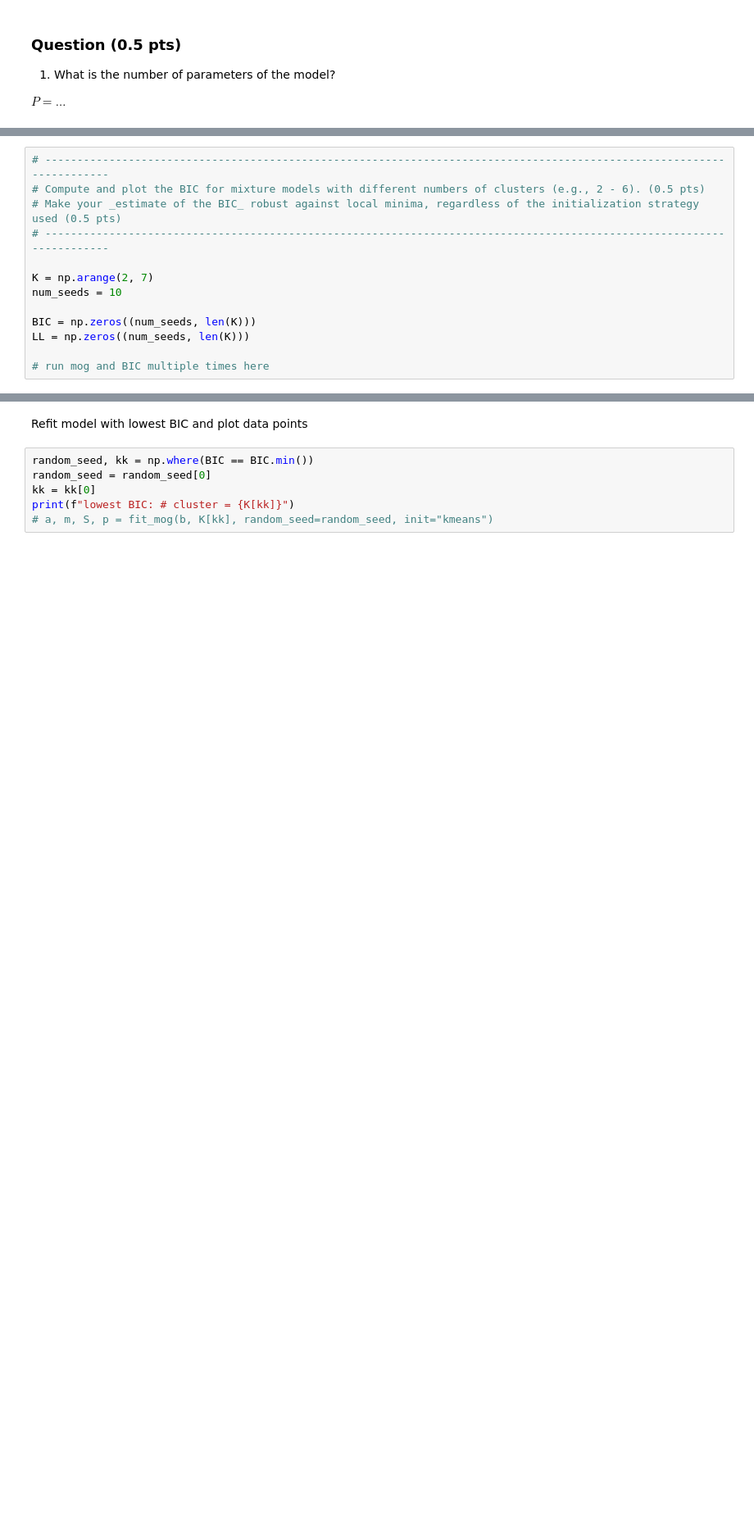
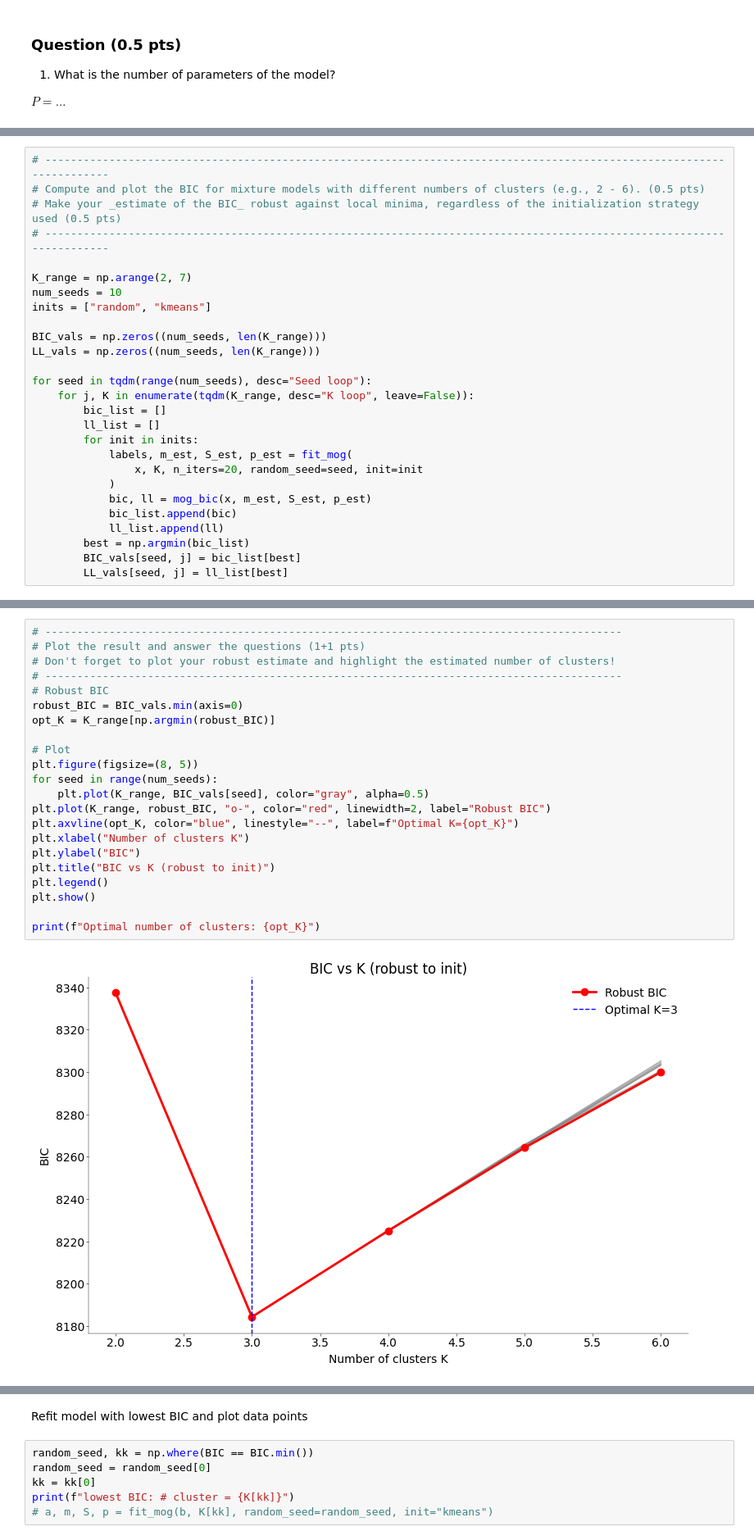
Before and after one commit to JuliusGrote/NDS_2025, a Jupyter notebook: notebooks/CodingLab2.ipynb, the cells around one changed output, grey strips where cells are left out. Shown at 82% size. Cells and saved outputs as stored; diff of their text form; blank space fills up the shorter version.

```diff
--- a/notebooks/CodingLab2.ipynb
+++ b/notebooks/CodingLab2.ipynb
@@ -635,10 +617,24 @@ def mog_bic(
 # Make your _estimate of the BIC_ robust against local minima, regardless of the initialization strategy used (0.5 pts)
 # ----------------------------------------------------------------------------------------------------------------------
 
-K = np.arange(2, 7)
+K_range = np.arange(2, 7)
 num_seeds = 10
+inits = ["random", "kmeans"]
 
-BIC = np.zeros((num_seeds, len(K)))
-LL = np.zeros((num_seeds, len(K)))
+BIC_vals = np.zeros((num_seeds, len(K_range)))
+LL_vals = np.zeros((num_seeds, len(K_range)))
 
-# run mog and BIC multiple times here
+for seed in tqdm(range(num_seeds), desc="Seed loop"):
+    for j, K in enumerate(tqdm(K_range, desc="K loop", leave=False)):
+        bic_list = []
+        ll_list = []
+        for init in inits:
+            labels, m_est, S_est, p_est = fit_mog(
+                x, K, n_iters=20, random_seed=seed, init=init
+            )
+            bic, ll = mog_bic(x, m_est, S_est, p_est)
+            bic_list.append(bic)
+            ll_list.append(ll)
+        best = np.argmin(bic_list)
+        BIC_vals[seed, j] = bic_list[best]
+        LL_vals[seed, j] = ll_list[best]
@@ -649,0 +641,24 @@ LL = np.zeros((num_seeds, len(K)))
+# %%
+# ------------------------------------------------------------------------------------------
+# Plot the result and answer the questions (1+1 pts)
+# Don't forget to plot your robust estimate and highlight the estimated number of clusters!
+# ------------------------------------------------------------------------------------------
+# Robust BIC
+robust_BIC = BIC_vals.min(axis=0)
+opt_K = K_range[np.argmin(robust_BIC)]
+
+# Plot
+plt.figure(figsize=(8, 5))
+for seed in range(num_seeds):
+    plt.plot(K_range, BIC_vals[seed], color="gray", alpha=0.5)
+plt.plot(K_range, robust_BIC, "o-", color="red", linewidth=2, label="Robust BIC")
+plt.axvline(opt_K, color="blue", linestyle="--", label=f"Optimal K={opt_K}")
+plt.xlabel("Number of clusters K")
+plt.ylabel("BIC")
+plt.title("BIC vs K (robust to init)")
+plt.legend()
+plt.show()
+
+print(f"Optimal number of clusters: {opt_K}")
+# %% [output]
+[figure, added]
```
Also changed, not shown: parts of 10 cells of this notebook.
